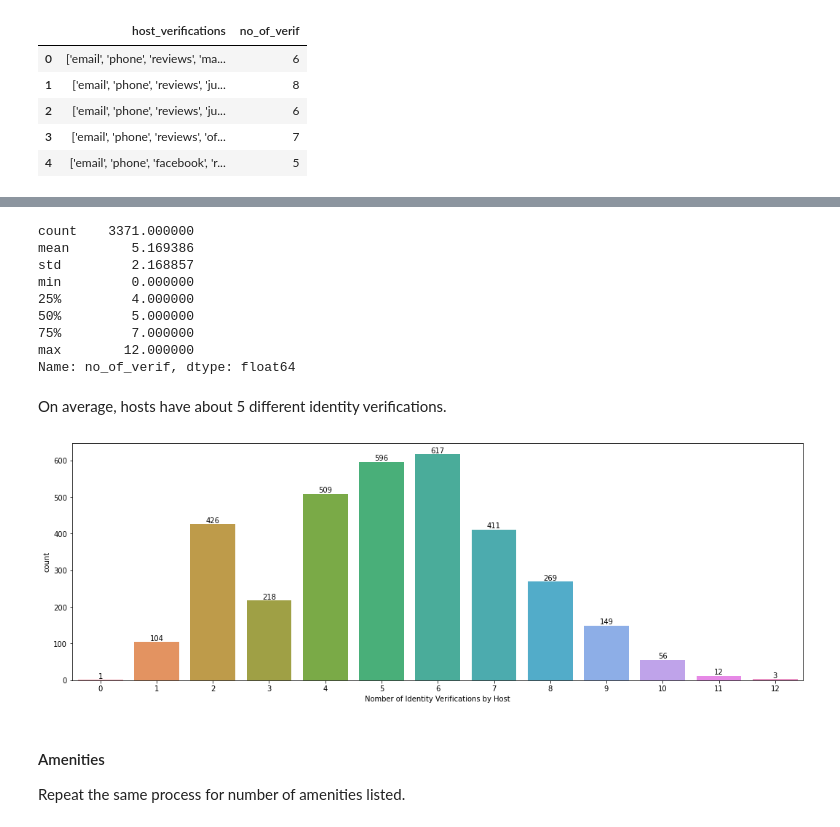
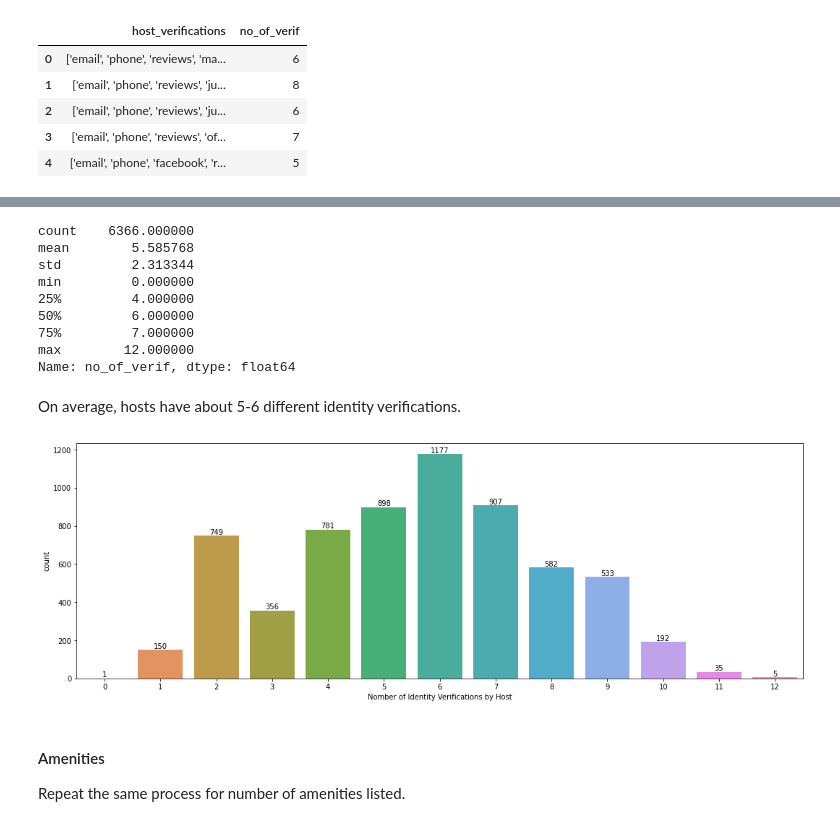
Before and after one commit to Summer-luna/Fall2021-IST5520-Group5, a Jupyter notebook: Data Manipulation.ipynb, the cells around one changed output, grey strips where cells are left out. Drawn from its saved outputs; the diff is of its cells as text; code cells hidden in the pictures.

```diff
--- a/Data Manipulation.ipynb
+++ b/Data Manipulation.ipynb
@@ -177 +196,3 @@ memory usage: 2.4+ MB
+# %%
+dat = dat.drop(['license'], axis=1)
 # %% [markdown]
@@ -241,5 +262,6 @@ Here we can see there are four categories for the response time.  Let's define a
  * 'within a day' = 24 hours
  * 'a few days or more' = 48 hours
 # %%
-host_dat['host_response_time_float'] = host_dat['host_response_time'].map({'within an hour':1,'within a few hours':5,
+dat['host_response_time_float'] = dat['host_response_time'].map({'within an hour':1,'within a few hours':5,
                                                            'within a day':24,'a few days or more':48}).astype(np.float32)
+dat['host_response_time_float'].unique()
@@ -252,6 +285,6 @@ We can see that the verifications are separated by a comma, so we will use this
 # %%
-host_dat['no_of_verif'] = host_dat['host_verifications'].str.count(r',') + 1
-host_dat.loc[:, ['host_verifications','no_of_verif']].head()
+dat['no_of_verif'] = dat['host_verifications'].str.count(r',') + 1
+dat.loc[:, ['host_verifications','no_of_verif']].head()
 # %% [output]
 |  | host_verifications | no_of_verif |
 | 0 | ['email', 'phone', 'reviews', 'ma... | 6 |
@@ -264,4 +297,4 @@ In order to catch any hosts that have no verifications, we will set the number o
 # %%
-host_dat['no_of_verif'] = np.where(host_dat['host_verifications'] == 'None', 0, host_dat['no_of_verif'])
-host_dat[host_dat['no_of_verif'] == 0]
+dat['no_of_verif'] = np.where(dat['host_verifications'] == 'None', 0, dat['no_of_verif'])
+dat[dat['no_of_verif'] == 0]
 # %% [output]
@@ -270,25 +304,25 @@ host_dat[host_dat['no_of_verif'] == 0]
 # %%
-host_dat['no_of_verif'].describe()
+dat['no_of_verif'].describe()
 # %% [output]
-count    3371.000000
-mean        5.169386
-std         2.168857
+count    6366.000000
+mean        5.585768
+std         2.313344
 min         0.000000
 25%         4.000000
-50%         5.000000
+50%         6.000000
 75%         7.000000
 max        12.000000
 Name: no_of_verif, dtype: float64
 # %% [markdown]
-On average, hosts have about 5 different identity verifications.
+On average, hosts have about 5-6 different identity verifications.
 # %%
 plt.figure(figsize=(18,6))
-p = sb.countplot(x='no_of_verif',data = host_dat)
+p = sb.countplot(x='no_of_verif',data = dat)
 p.bar_label(p.containers[0])
 plt.xlabel('Nomber of Identity Verifications by Host')
 plt.show()
 # %% [output]
-[figure, old version]
+[figure, new version]
 # %% [markdown]
 <h4>Amenities</h4>
 
```
Also changed, not shown: parts of 63 cells of this notebook, 1 other file.
